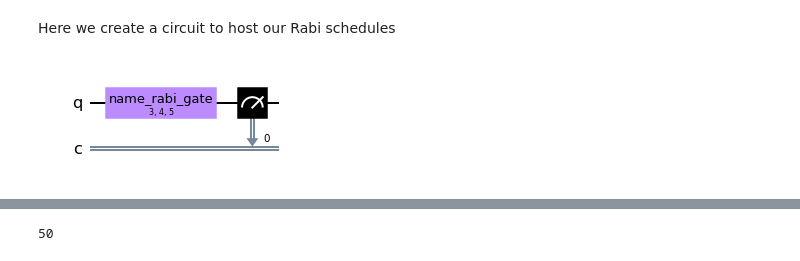
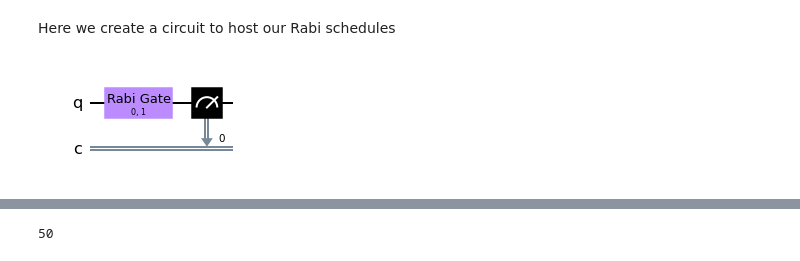
Before and after one commit to spham1611/PulsatingPulseLab, a Jupyter notebook: PPE_RabiOscillation.ipynb, the cells around one changed output, grey strips where cells are left out. Cells and saved outputs as stored; diff of their text form; code cells hidden in the pictures.

Commit message:
Update Rabi oscillation & Discrimination

```diff
--- a/PPE_RabiOscillation.ipynb
+++ b/PPE_RabiOscillation.ipynb
@@ -13,15 +32,15 @@ Here we create a circuit to host our Rabi schedules
 # %%
 from qiskit import QuantumCircuit
 from qiskit.circuit import Gate
 
 rabi_circ = QuantumCircuit(1, 1)
-cal_gate = Gate('name_rabi_gate', 1, [3,4,5])
-rabi_circ.append(cal_gate, [qubit])
+calibrating_gate = Gate('Rabi Gate', 1, [0,1])
+rabi_circ.append(calibrating_gate, [qubit])
 rabi_circ.measure(0, 0)
 
 rabi_circ.draw('mpl', idle_wires=False)
 # %% [output]
-[figure, old version]
+[figure, new version]
 # %%
 from qiskit import IBMQ
 IBMQ.load_account()
```
Also changed, not shown: parts of 19 cells of this notebook.
